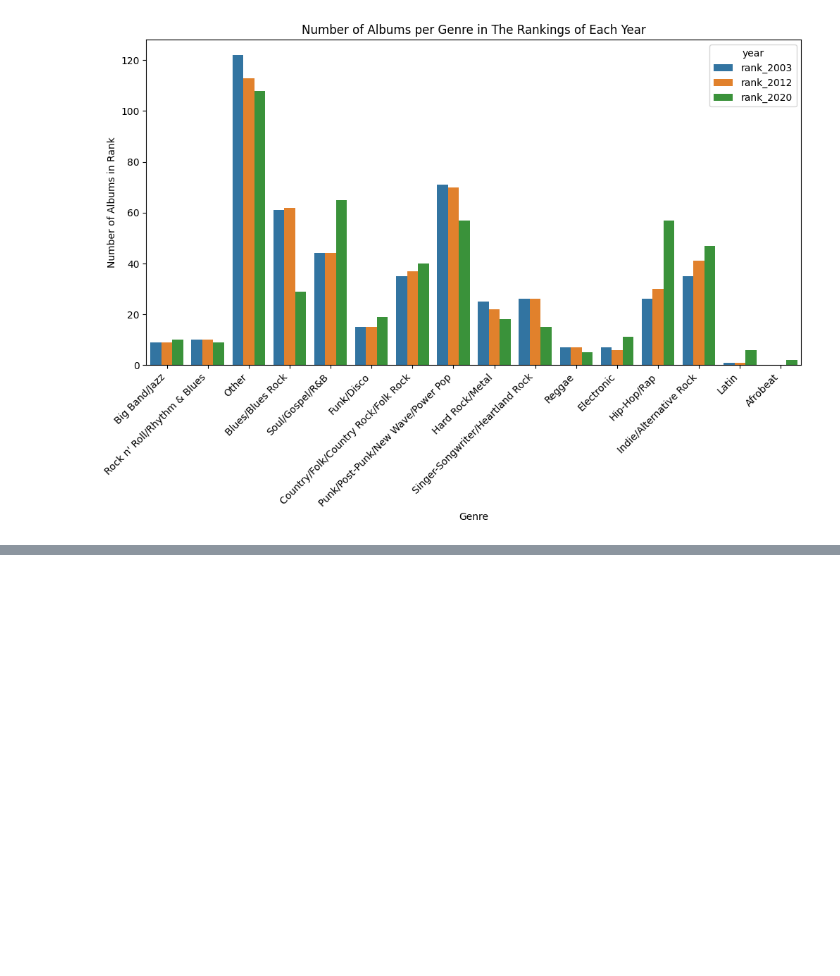
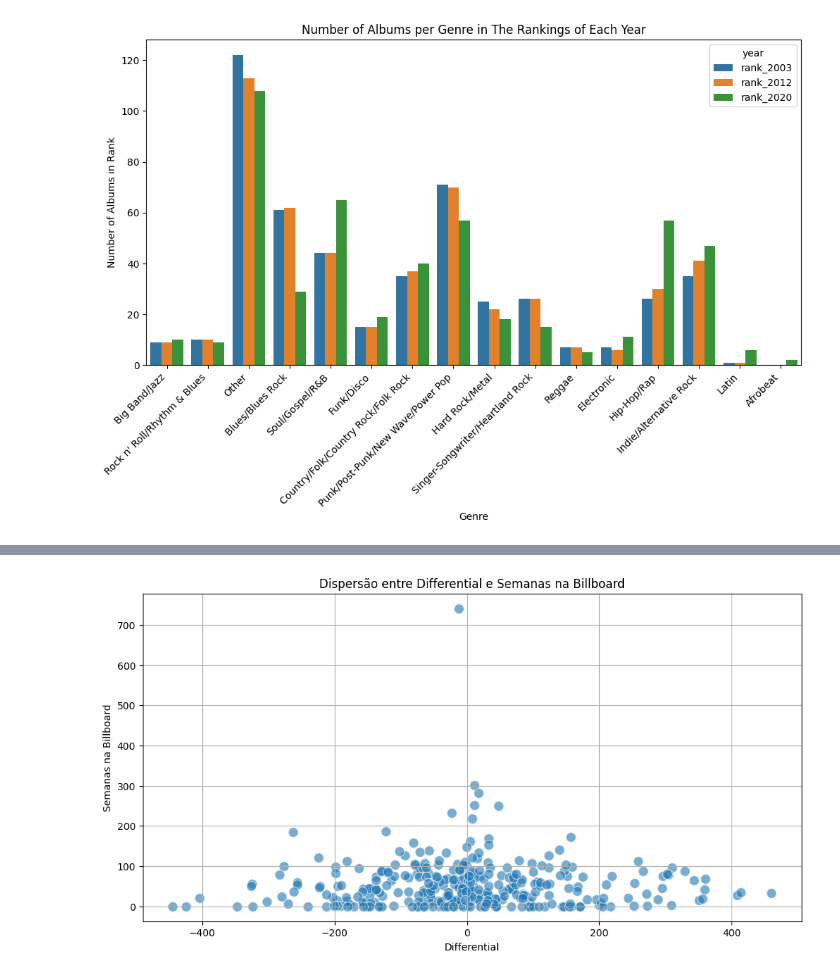
Before and after one commit to mateusono1/Melodia, a Jupyter notebook: Sofia/melodia_notebook.ipynb, the cells around one changed output, grey strips where cells are left out. Cells and saved outputs as stored; diff of their text form; code cells hidden in the pictures; blank space fills up the shorter version.

```diff
--- a/Sofia/melodia_notebook.ipynb
+++ b/Sofia/melodia_notebook.ipynb
@@ -402,0 +429,10 @@ plt.show()
+# %%
+plt.figure(figsize=(12, 6))
+sns.scatterplot(data=df_diff, x='differential', y='weeks_on_billboard', alpha=0.6, s=100)
+plt.title('Dispersão entre Differential e Semanas na Billboard')
+plt.xlabel('Differential')
+plt.ylabel('Semanas na Billboard')
+plt.grid()
+plt.show()
+# %% [output]
+[figure, added]
```
Also changed, not shown: parts of 10 cells of this notebook.
